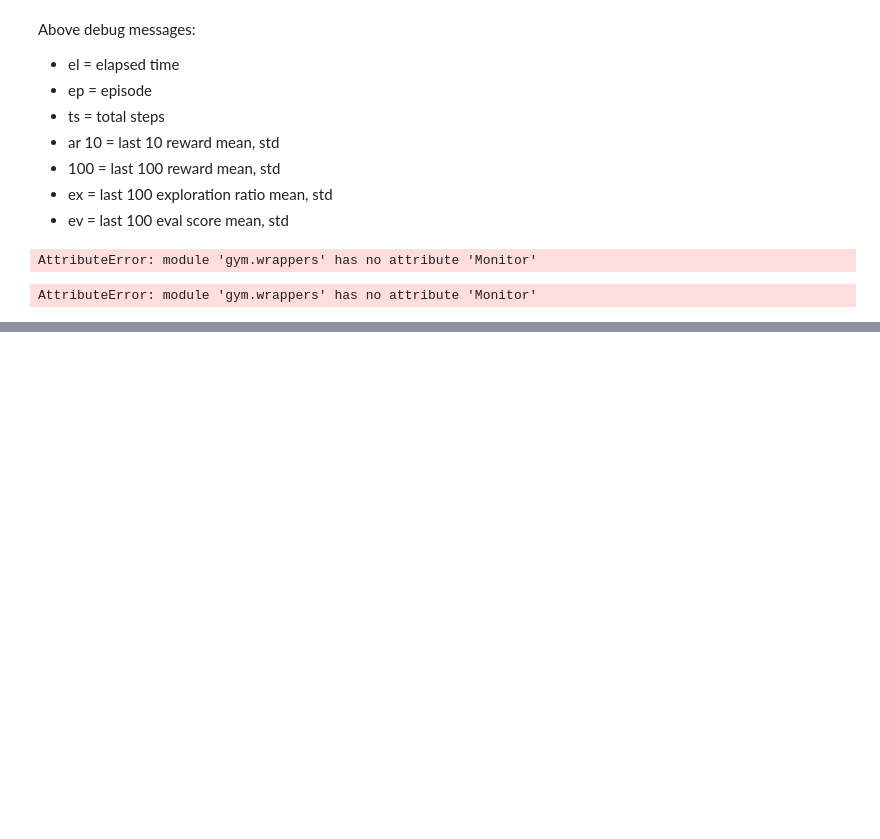
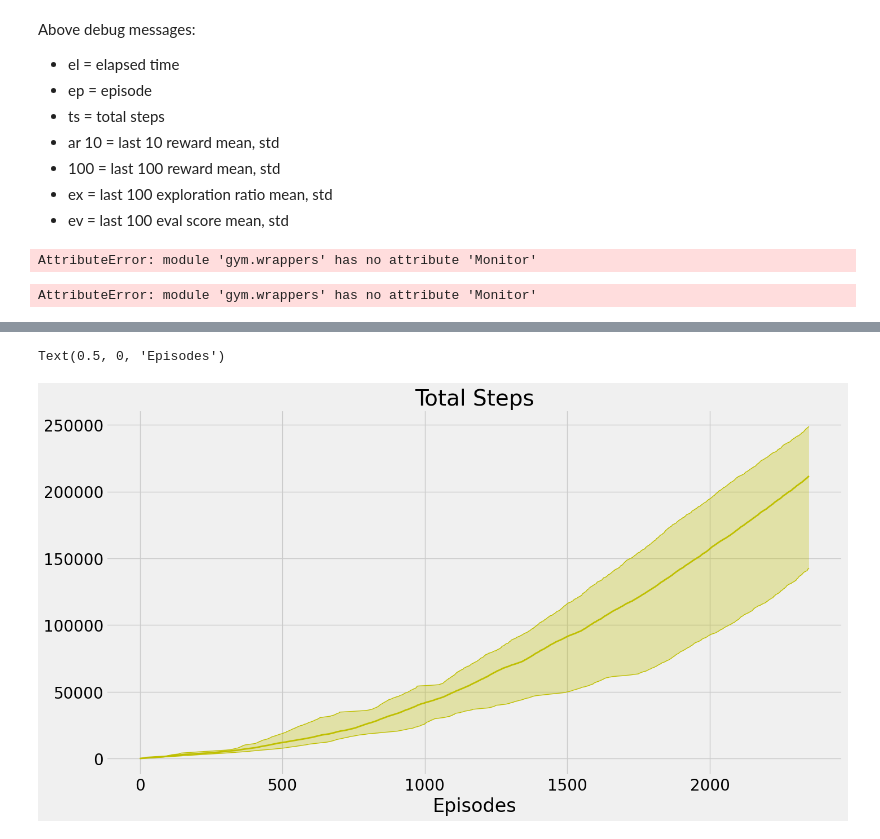
Before and after one commit to romenlaw/RL-playground, a Jupyter notebook: rl_playground4.ipynb, the cells around one changed output, grey strips where cells are left out. Saved outputs shown, nothing was run; the diff lists cells and outputs as text; code cells hidden in the pictures; blank space fills up the shorter version.

```diff
--- a/rl_playground4.ipynb
+++ b/rl_playground4.ipynb
@@ -745,0 +792,10 @@ _di
+# %%
+plt.plot(nfq_max_t, 'y', linewidth=1)
+plt.plot(nfq_min_t, 'y', linewidth=1)
+plt.plot(nfq_mean_t, 'y', label='NFQ', linewidth=2)
+plt.fill_between(nfq_x, nfq_min_t, nfq_max_t, facecolor='y', alpha=0.3)
+plt.title('Total Steps')
+plt.xlabel('Episodes')
+# %% [output]
+Text(0.5, 0, 'Episodes')
+[figure, added]
```
Also changed, not shown: parts of 18 cells of this notebook.
